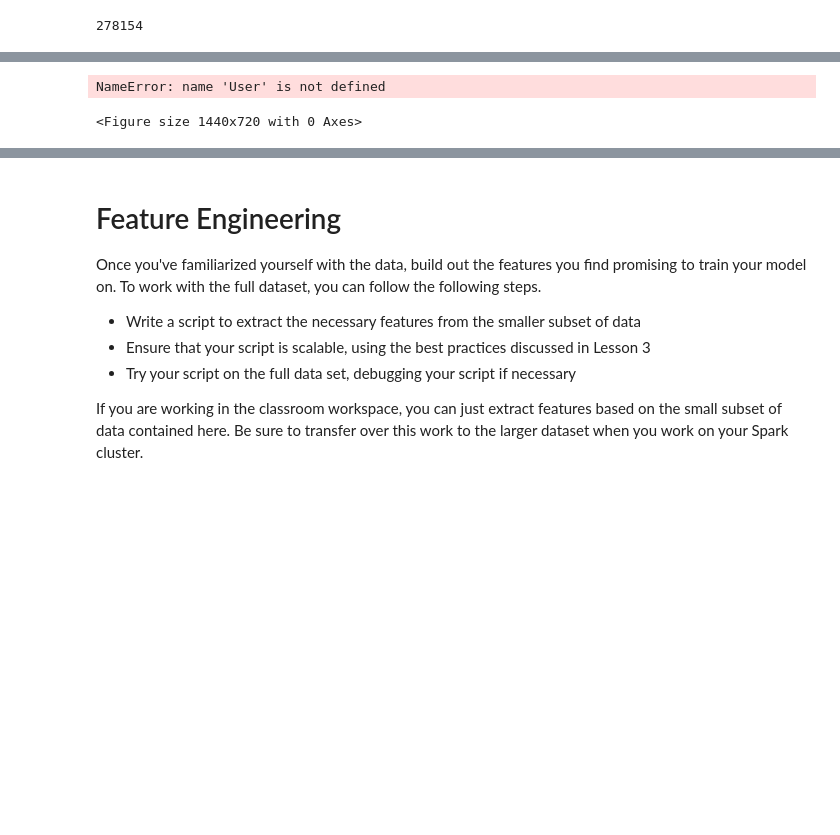
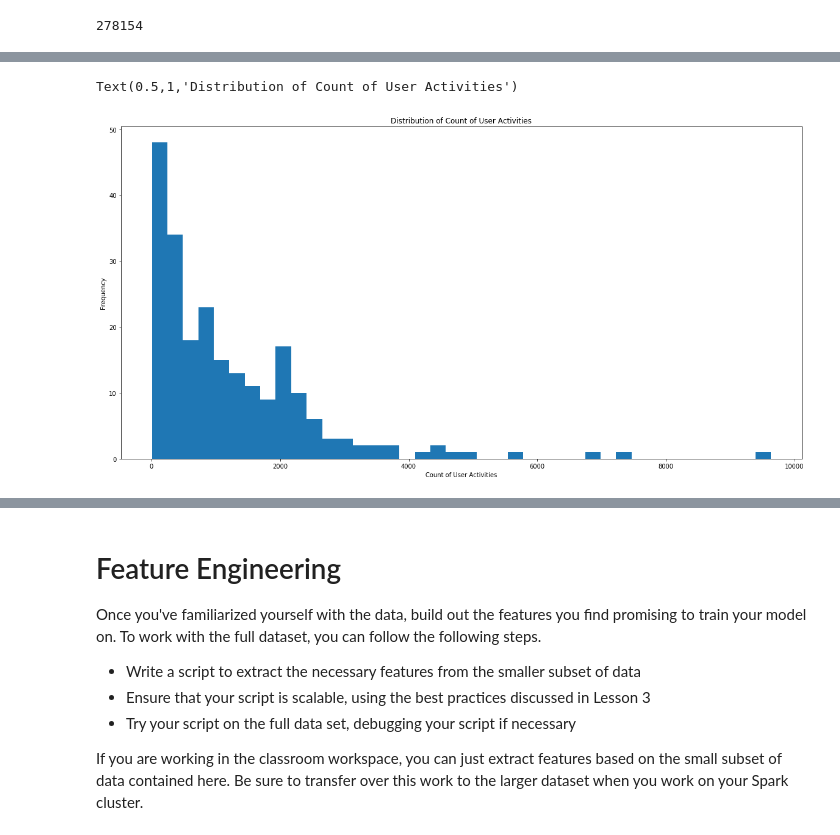
Before and after one commit to BurgerWu/Sparkify-Project, a Jupyter notebook: Sparkify.ipynb, the cells around one changed output, grey strips where cells are left out. Cells and saved outputs as stored; diff of their text form; code cells hidden in the pictures; blank space fills up the shorter version.

```diff
--- a/Sparkify.ipynb
+++ b/Sparkify.ipynb
@@ -76,11 +126,11 @@ There are {} distinct users (by userID)
 # %%
 #Plot count of user activities recorded in our dataset
 user_count = df.groupBy('userId').count().orderBy("count").toPandas()
 plt.figure(figsize = [20,10])
-plt.hist(user_count['count'], bins=100)
+plt.hist(user_count['count'], bins = 40)
 plt.xlabel("Count of User Activities")
 plt.ylabel("Frequency")
 plt.title("Distribution of Count of User Activities")
 # %% [output]
-NameError: name 'User' is not defined
+Text(0.5,1,'Distribution of Count of User Activities')
-<Figure size 1440x720 with 0 Axes>
+[figure, added]
```
Also changed, not shown: parts of 110 cells of this notebook.
